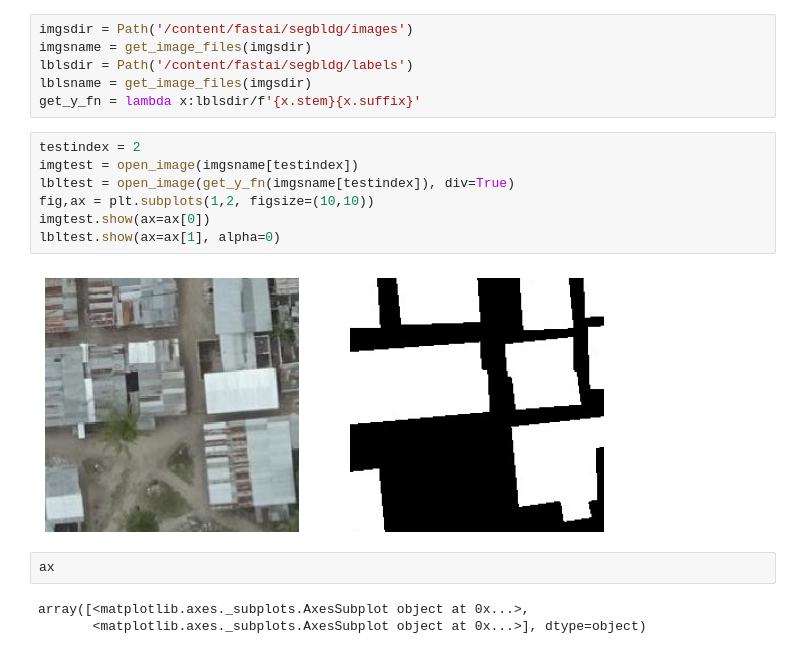
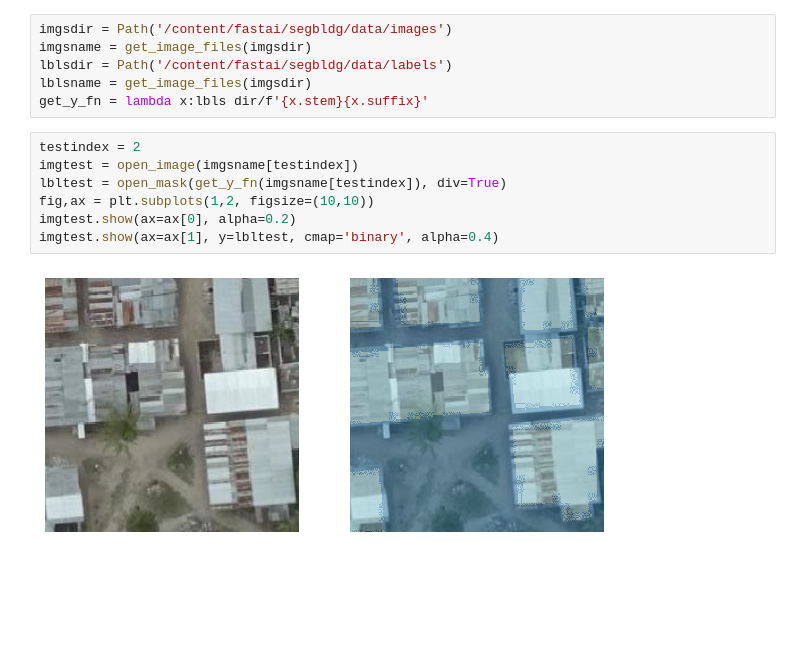
Before and after one commit to hanfu/initenv, a Jupyter notebook: fastai_segbldg.ipynb, the cells around one changed output. Drawn from its saved outputs; the diff is of its cells as text; blank space fills up the shorter version.

```diff
--- a/fastai_segbldg.ipynb
+++ b/fastai_segbldg.ipynb
@@ -12,20 +30,15 @@ show_install(True)
 # %%
-imgsdir = Path('/content/fastai/segbldg/images')
+imgsdir = Path('/content/fastai/segbldg/data/images')
 imgsname = get_image_files(imgsdir)
-lblsdir = Path('/content/fastai/segbldg/labels')
+lblsdir = Path('/content/fastai/segbldg/data/labels')
 lblsname = get_image_files(imgsdir)
-get_y_fn = lambda x:lblsdir/f'{x.stem}{x.suffix}'
+get_y_fn = lambda x:lbls dir/f'{x.stem}{x.suffix}'
 # %%
 testindex = 2
 imgtest = open_image(imgsname[testindex])
-lbltest = open_image(get_y_fn(imgsname[testindex]), div=True)
+lbltest = open_mask(get_y_fn(imgsname[testindex]), div=True)
 fig,ax = plt.subplots(1,2, figsize=(10,10))
-imgtest.show(ax=ax[0])
-lbltest.show(ax=ax[1], alpha=0)
+imgtest.show(ax=ax[0], alpha=0.2)
+imgtest.show(ax=ax[1], y=lbltest, cmap='binary', alpha=0.4)
 # %% [output]
-[figure, old version]
+[figure, new version]
-# %%
-ax
-# %% [output]
-array([<matplotlib.axes._subplots.AxesSubplot object at 0x...>,
-       <matplotlib.axes._subplots.AxesSubplot object at 0x...>], dtype=object)
```
Also changed, not shown: parts of 5 cells of this notebook.
